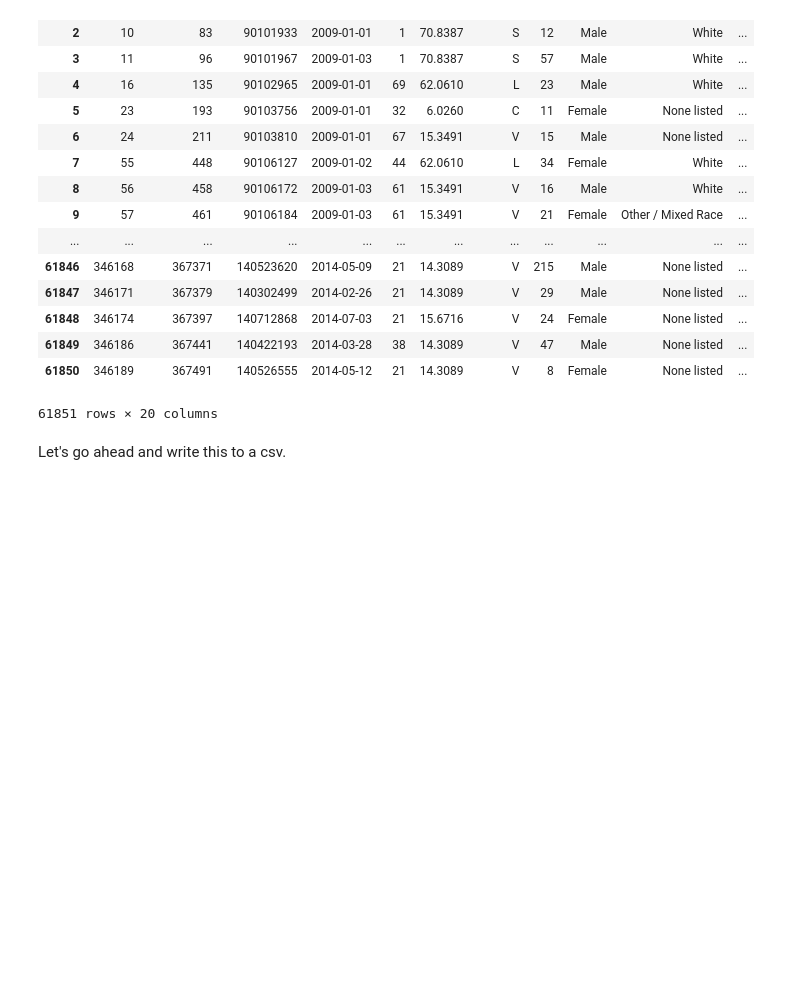
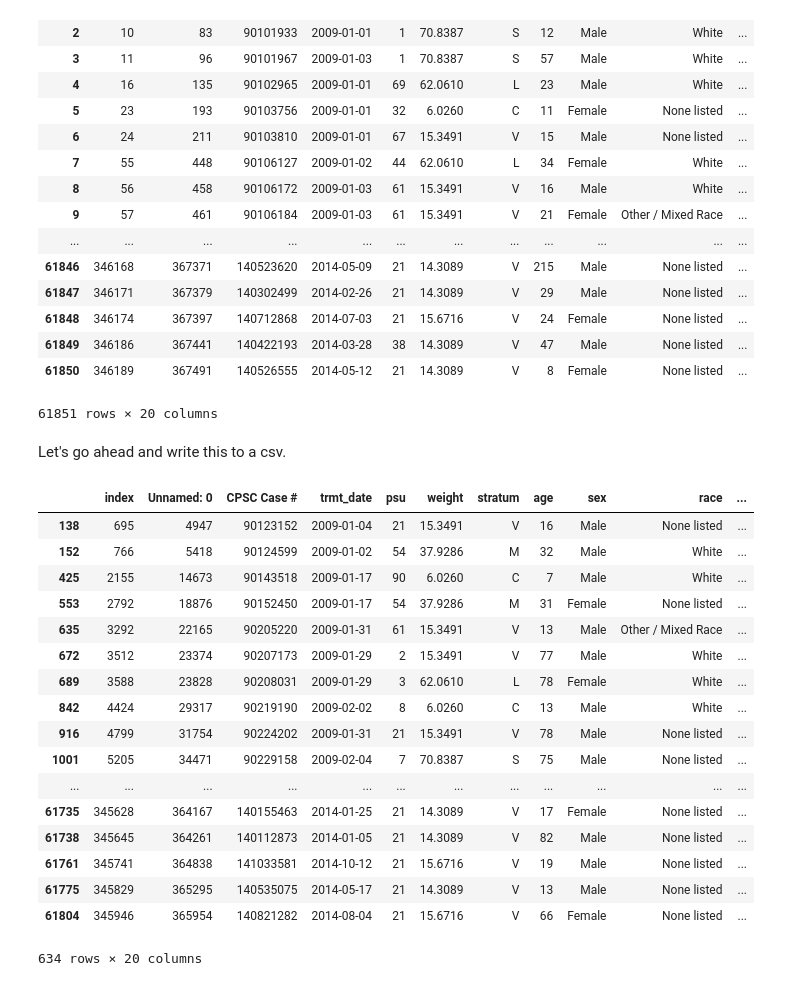
Before and after one commit to jcbain/neander_trauma, a Jupyter notebook: NEISS_data_description.ipynb, the cells around one changed output. Drawn from its saved outputs; the diff is of its cells as text; code cells hidden in the pictures; blank space fills up the shorter version.

```diff
--- a/NEISS_data_description.ipynb
+++ b/NEISS_data_description.ipynb
@@ -352,3 +352,26 @@ Let's go ahead and write this to a csv.
 # sport.to_csv('Data/sport_final.csv')
 # %%
 lt =sport.loc[sport['body_part']=="lower trunk"]
+# %%
+hip_words = ['HIP','PELVIS','ILIUM']
+pattern = '|'.join(hip_words)
+lt[lt['narrative'].str.contains(pattern)]
+# %% [output]
+|  | index | Unnamed: 0 | CPSC Case # | trmt_date | psu | weight | stratum | age | sex | race | ... |
+| 138 | 695 | 4947 | 90123152 | 2009-01-04 | 21 | 15.3491 | V | 16 | Male | None listed | ... |
+| 152 | 766 | 5418 | 90124599 | 2009-01-02 | 54 | 37.9286 | M | 32 | Male | White | ... |
+| 425 | 2155 | 14673 | 90143518 | 2009-01-17 | 90 | 6.0260 | C | 7 | Male | White | ... |
+| 553 | 2792 | 18876 | 90152450 | 2009-01-17 | 54 | 37.9286 | M | 31 | Female | None listed | ... |
+| 635 | 3292 | 22165 | 90205220 | 2009-01-31 | 61 | 15.3491 | V | 13 | Male | Other / Mixed Race | ... |
+| 672 | 3512 | 23374 | 90207173 | 2009-01-29 | 2 | 15.3491 | V | 77 | Male | White | ... |
+| 689 | 3588 | 23828 | 90208031 | 2009-01-29 | 3 | 62.0610 | L | 78 | Female | White | ... |
+| 842 | 4424 | 29317 | 90219190 | 2009-02-02 | 8 | 6.0260 | C | 13 | Male | White | ... |
+| 916 | 4799 | 31754 | 90224202 | 2009-01-31 | 21 | 15.3491 | V | 78 | Male | None listed | ... |
+| 1001 | 5205 | 34471 | 90229158 | 2009-02-04 | 7 | 70.8387 | S | 75 | Male | None listed | ... |
+| ... | ... | ... | ... | ... | ... | ... | ... | ... | ... | ... | ... |
+| 61735 | 345628 | 364167 | 140155463 | 2014-01-25 | 21 | 14.3089 | V | 17 | Female | None listed | ... |
+| 61738 | 345645 | 364261 | 140112873 | 2014-01-05 | 21 | 14.3089 | V | 82 | Male | None listed | ... |
+| 61761 | 345741 | 364838 | 141033581 | 2014-10-12 | 21 | 15.6716 | V | 19 | Male | None listed | ... |
+| 61775 | 345829 | 365295 | 140535075 | 2014-05-17 | 21 | 14.3089 | V | 13 | Male | None listed | ... |
+| 61804 | 345946 | 365954 | 140821282 | 2014-08-04 | 21 | 15.6716 | V | 66 | Female | None listed | ... |
+634 rows × 20 columns
```
